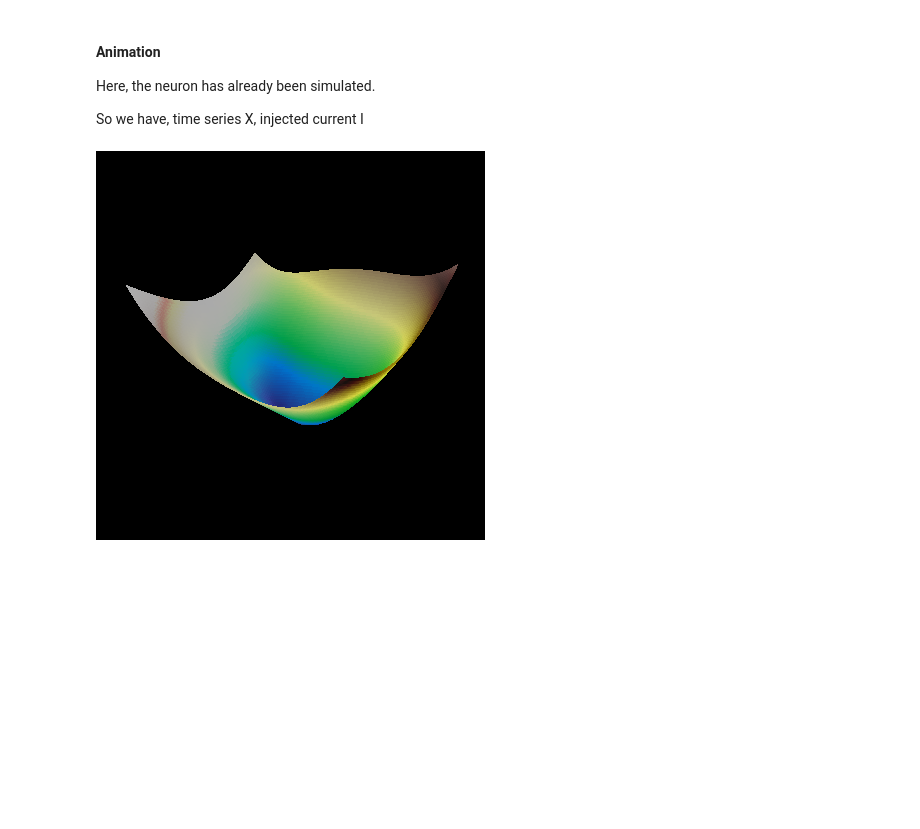
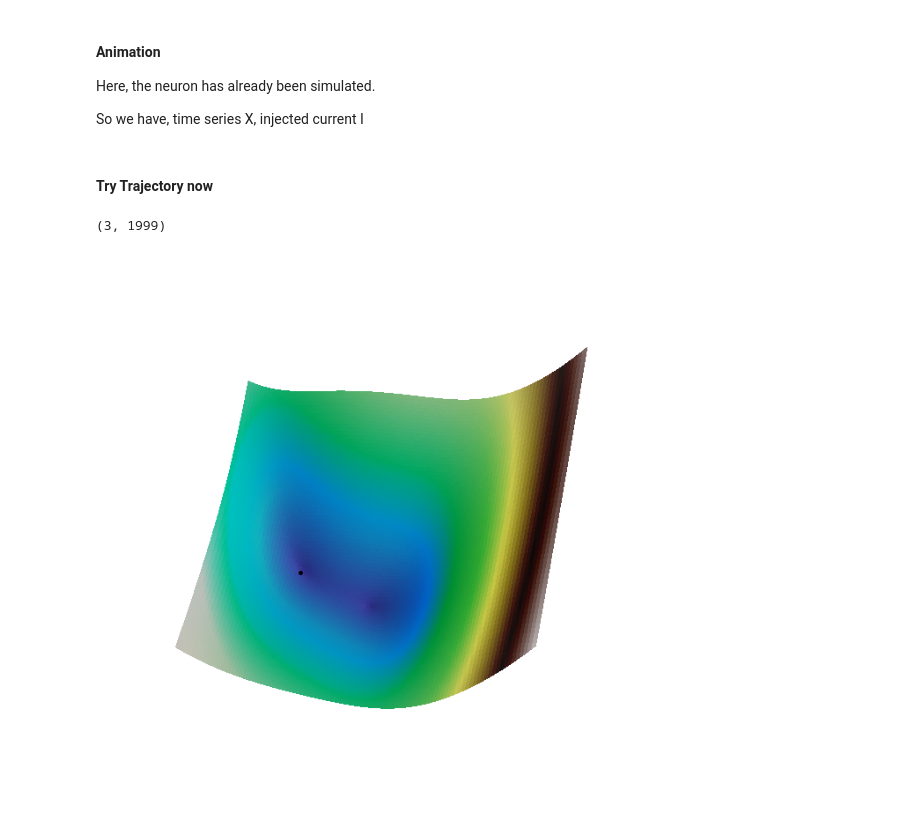
Before and after one commit to liammcs10/AQUA_project, a Jupyter notebook: surface_plots_testing.ipynb, the cells around one changed output. Cells and saved outputs as stored; diff of their text form; code cells hidden in the pictures; blank space fills up the shorter version.

Commit message:
draw trajectory

```diff
--- a/surface_plots_testing.ipynb
+++ b/surface_plots_testing.ipynb
@@ -93,9 +76,45 @@ Here, the neuron has already been simulated.
 
 So we have, time series X, injected current I
 # %%
-N_iter = 500
-I = np.full(shape = (N_neurons, N_iter), fill_value = np.linspace(0, 100, N_iter))     # increasing gradient
+if ANIMATE:
 
-ani = make_animation(V, U, W, I, batch, plot_surface, save = True)
+    N_iter = 200
+    I = np.full(shape = (N_neurons, N_iter), fill_value = np.linspace(50, 200, N_iter))     # increasing gradient
+
+    ani = make_animation(V, U, W, I, batch, plot_surface, save = True)
-# %% [output]
-[figure, removed]
+# %% [markdown]
+#### Try Trajectory now
+# %%
+T = 0.2 #s
+
+I_h = 0
+
+v_min = -80         # RS['v_r'] - 10
+v_max = 0.        # RS['v_peak'] + 5
+v_coords = np.linspace(v_min, v_max, V_resolution)
+
+u_min = -200.
+u_max = 200.
+u_coords = np.linspace(u_min, u_max, U_resolution)
+
+V, U = np.meshgrid(v_coords, u_coords)
+
+W = np.zeros(np.shape(V))
+
+Z_surf = make_Z(V, U, W, I_h, dt, batch)
+
+
+# plot the initial surface
+fig, ax = plt.subplots(1, 1, figsize = (8, 8),
+                       subplot_kw = dict(projection = '3d', facecolor = 'white'),
+                        facecolor = 'white')
+
+surf = plot_surface(ax, V, U, Z_surf)
+ax.view_init(elev = 60, azim = 280)
+
+# plot the trajectory on top
+x_start = np.array([-60, 0, 0])
+fig, ax, new_ax = draw_trajectory(x_start, RS, T, dt, I_h, fig, ax)
+# %% [output]
+(3, 1999)
+[figure, added]
```
Also changed, not shown: parts of 6 cells of this notebook, 1 other file.
